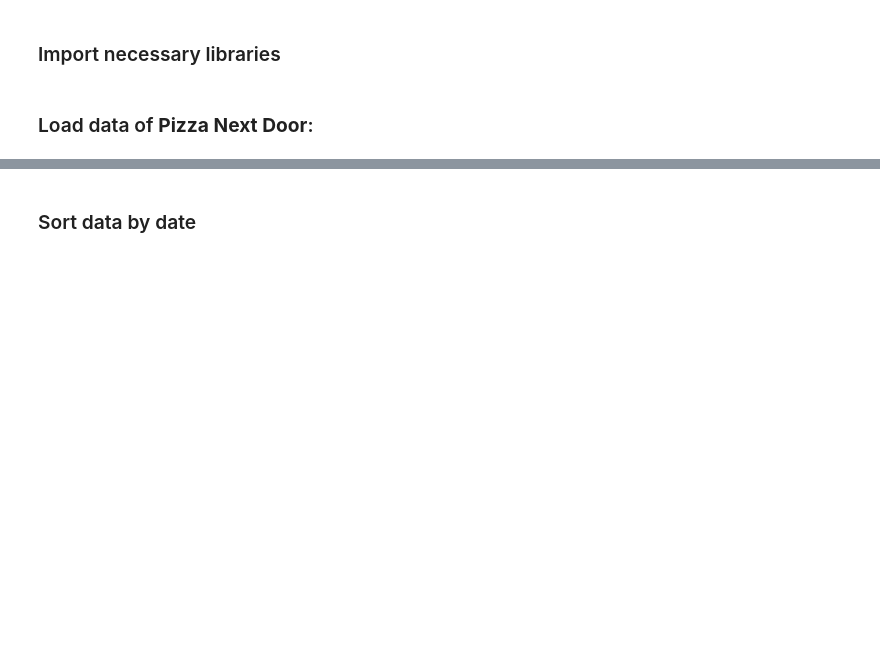
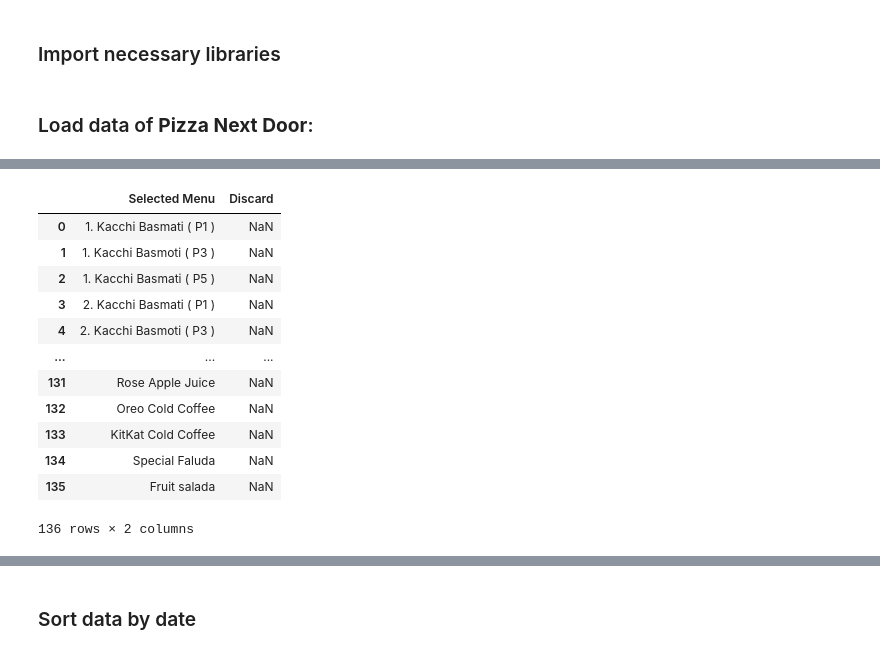
Before and after one commit to Zarar089/Restaurant-Order-Prediction-USTGCN, a Jupyter notebook: preprocessing/clean_raw_new.ipynb, the cells around one changed output, grey strips where cells are left out. Saved outputs shown, nothing was run; the diff lists cells and outputs as text; code cells hidden in the pictures; blank space fills up the shorter version.

```diff
--- a/preprocessing/clean_raw_new.ipynb
+++ b/preprocessing/clean_raw_new.ipynb
@@ -8,0 +36,18 @@ import pandas as pd
+# %%
+discard_items_path = "../"+config["data_params"]["discard_items_path"]
+discard_items_df = pd.read_csv(discard_items_path)
+discard_items_df
+# %% [output]
+|  | Selected Menu | Discard |
+| 0 | 1. Kacchi Basmati ( P1 ) | NaN |
+| 1 | 1. Kacchi Basmoti ( P3 ) | NaN |
+| 2 | 1. Kacchi Basmati ( P5 ) | NaN |
+| 3 | 2. Kacchi Basmati ( P1 ) | NaN |
+| 4 | 2. Kacchi Basmoti ( P3 ) | NaN |
+| ... | ... | ... |
+| 131 | Rose Apple Juice | NaN |
+| 132 | Oreo Cold Coffee | NaN |
+| 133 | KitKat Cold Coffee | NaN |
+| 134 | Special Faluda | NaN |
+| 135 | Fruit salada | NaN |
+136 rows × 2 columns
```
Also changed, not shown: parts of 13 cells of this notebook, 7 other files.
